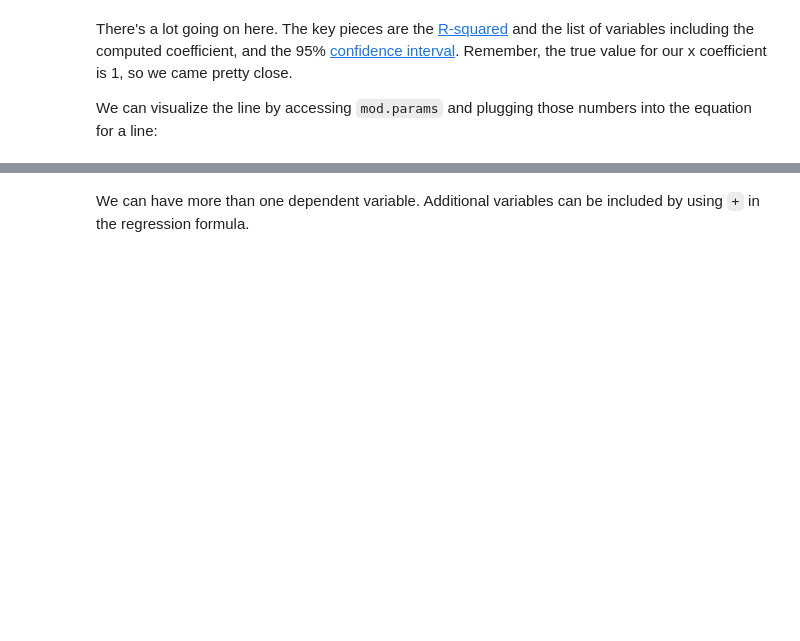
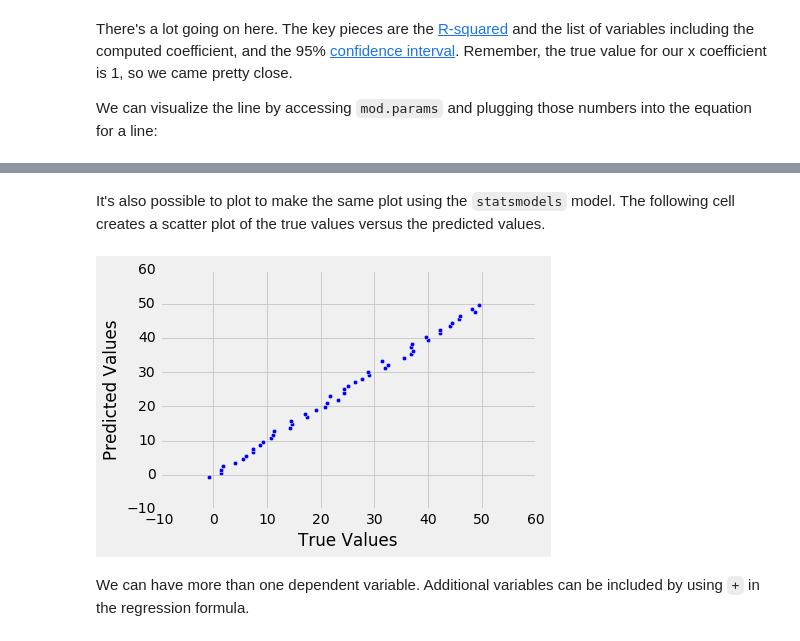
Before and after one commit to docmarionum1/python-data-science-primer, a Jupyter notebook: statsmodels/regression.ipynb, the cells around one changed output, grey strips where cells are left out. Saved outputs shown, nothing was run; the diff lists cells and outputs as text; code cells hidden in the pictures; blank space fills up the shorter version.

Commit message:
Add an example using mod.predict()

```diff
--- a/statsmodels/regression.ipynb
+++ b/statsmodels/regression.ipynb
@@ -86,3 +87,12 @@ NameError: name 'plt' is not defined
+# %% [markdown]
+It's also possible to plot to make the same plot using the `statsmodels` model. The following cell creates a scatter plot of the true values versus the predicted values.
+# %%
+plt.scatter(y, mod.predict())
+plt.xlabel("True Values")
+plt.ylabel("Predicted Values")
+plt.show()
+# %% [output]
+[figure, added]
 # %% [markdown]
 We can have more than one dependent variable.  Additional variables can be included by using `+` in the regression formula.
 # %%
```
Also changed, not shown: parts of 3 cells of this notebook.
